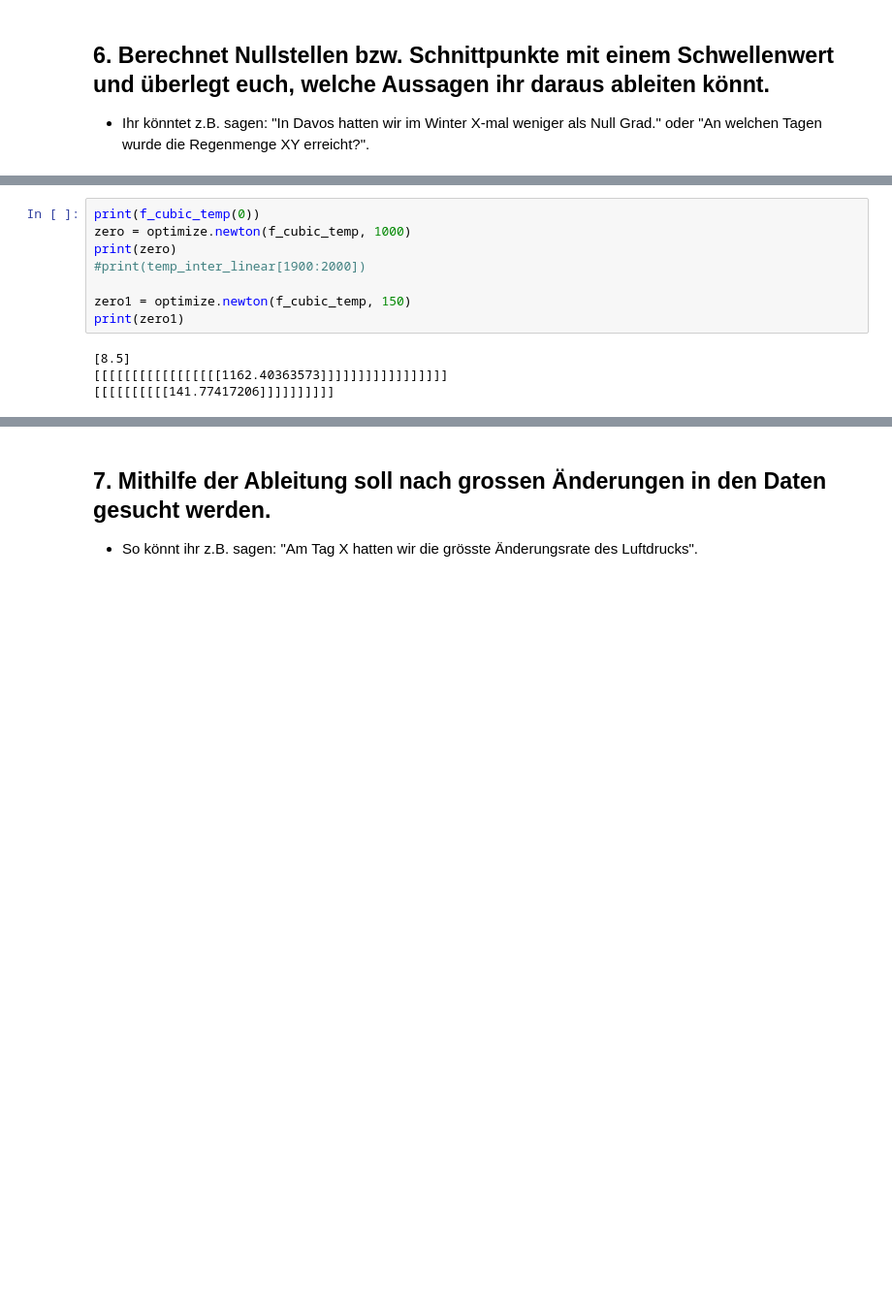
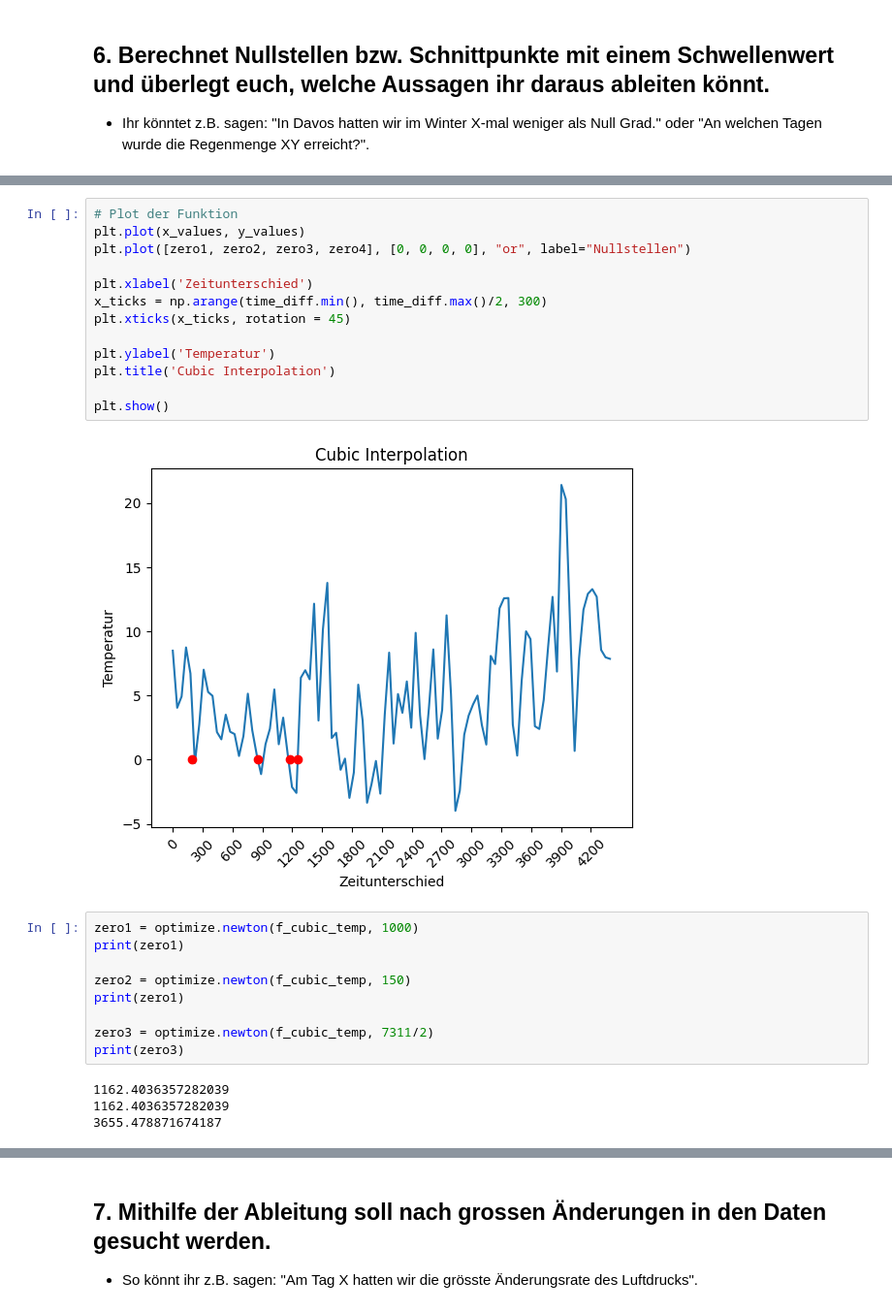
Before and after one commit to Kevin-J-Klein/NGDS-Gruppe-G, a Jupyter notebook: WetterstationGruppeG-Kevin.ipynb, the cells around one changed output, grey strips where cells are left out. Shown at 97% size. Saved outputs shown, nothing was run; the diff lists cells and outputs as text; blank space fills up the shorter version.

Commit message:
Nullstellen Version 0.7

```diff
--- a/WetterstationGruppeG-Kevin.ipynb
+++ b/WetterstationGruppeG-Kevin.ipynb
@@ -245,12 +306,28 @@ f_cubic_temp = interp1d(time_diff, klo_weather_t[3:4], kind = 'cubic')
+# %%
+# Plot der Funktion
+plt.plot(x_values, y_values)
+plt.plot([zero1, zero2, zero3, zero4], [0, 0, 0, 0], "or", label="Nullstellen")
+
+plt.xlabel('Zeitunterschied')
+x_ticks = np.arange(time_diff.min(), time_diff.max()/2, 300)
+plt.xticks(x_ticks, rotation = 45)
+
+plt.ylabel('Temperatur')
+plt.title('Cubic Interpolation')
+
+plt.show()
+# %% [output]
+[figure, added]
 # %%
-print(f_cubic_temp(0))
-zero = optimize.newton(f_cubic_temp, 1000)
-print(zero)
-#print(temp_inter_linear[1900:2000])
+zero1 = optimize.newton(f_cubic_temp, 1000)
+print(zero1)
 
-zero1 = optimize.newton(f_cubic_temp, 150)
+zero2 = optimize.newton(f_cubic_temp, 150)
 print(zero1)
+
+zero3 = optimize.newton(f_cubic_temp, 7311/2)
+print(zero3)
 # %% [output]
-[8.5]
-[[[[[[[[[[[[[[[[[1162.40363573]]]]]]]]]]]]]]]]]
-[[[[[[[[[[141.77417206]]]]]]]]]]
+1162.4036357282039
+1162.4036357282039
+3655.478871674187
```
Also changed, not shown: parts of 14 cells of this notebook.
